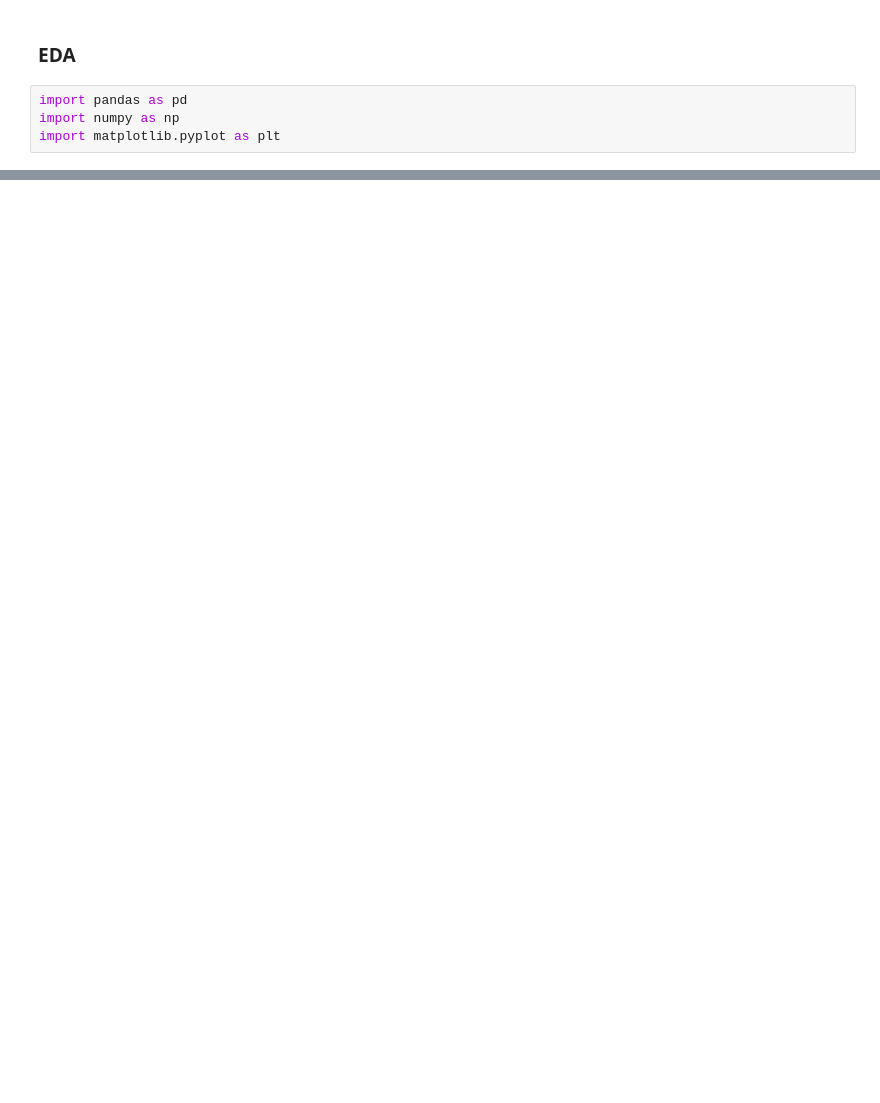
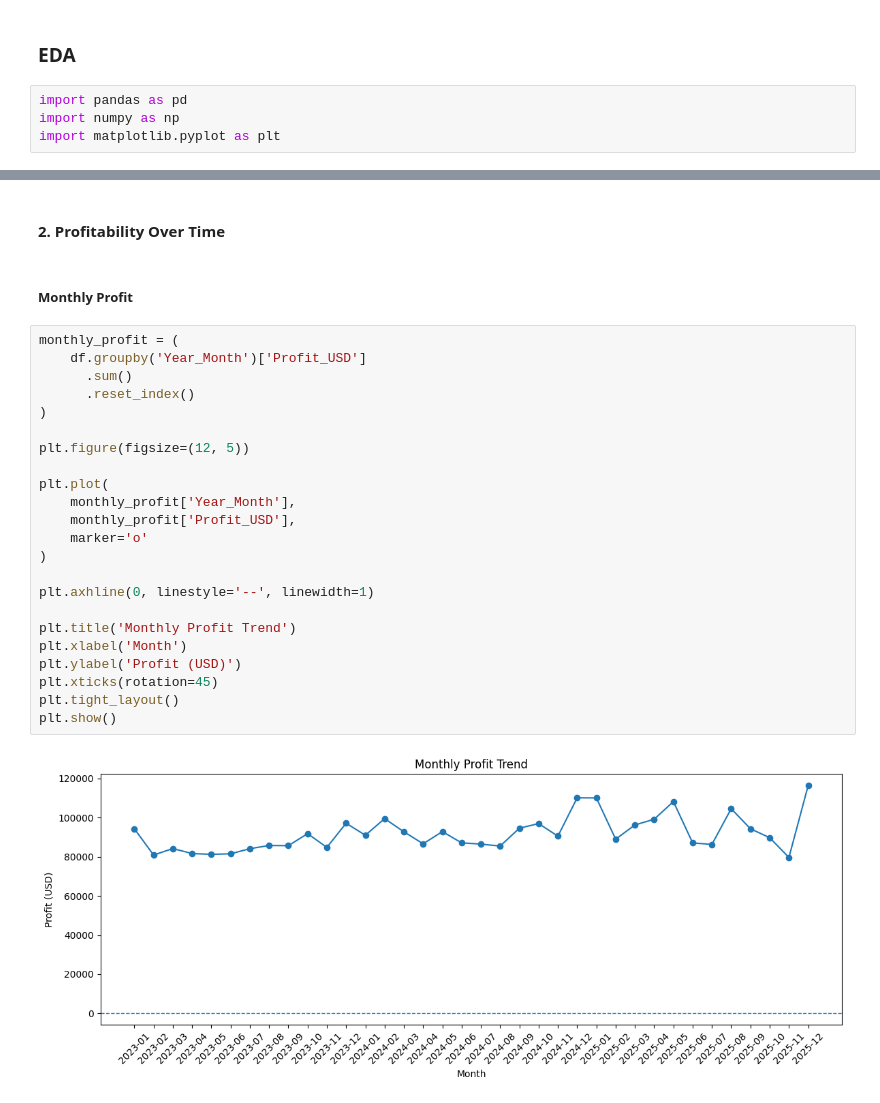
Before and after one commit to Alive-Peterson/myprojects, a Jupyter notebook: data_analytics/financial_performance_and_profitability/notebooks/FMCG_Sales_Profitability_Analysis.ipynb, the cells around one changed output, grey strips where cells are left out. Saved outputs shown, nothing was run; the diff lists cells and outputs as text; blank space fills up the shorter version.

```diff
--- a/data_analytics/financial_performance_and_profitability/notebooks/FMCG_Sales_Profitability_Analysis.ipynb
+++ b/data_analytics/financial_performance_and_profitability/notebooks/FMCG_Sales_Profitability_Analysis.ipynb
@@ -10,0 +138,29 @@ FileNotFoundError: [Errno 2] No such file or directory: '../datasets/fmcg_sales_
+# %% [markdown]
+#### 2. Profitability Over Time
+# %% [markdown]
+##### Monthly Profit
+# %%
+monthly_profit = (
+    df.groupby('Year_Month')['Profit_USD']
+      .sum()
+      .reset_index()
+)
+
+plt.figure(figsize=(12, 5))
+
+plt.plot(
+    monthly_profit['Year_Month'],
+    monthly_profit['Profit_USD'],
+    marker='o'
+)
+
+plt.axhline(0, linestyle='--', linewidth=1)
+
+plt.title('Monthly Profit Trend')
+plt.xlabel('Month')
+plt.ylabel('Profit (USD)')
+plt.xticks(rotation=45)
+plt.tight_layout()
+plt.show()
+# %% [output]
+[figure, added]
```
Also changed, not shown: parts of 28 cells of this notebook.
